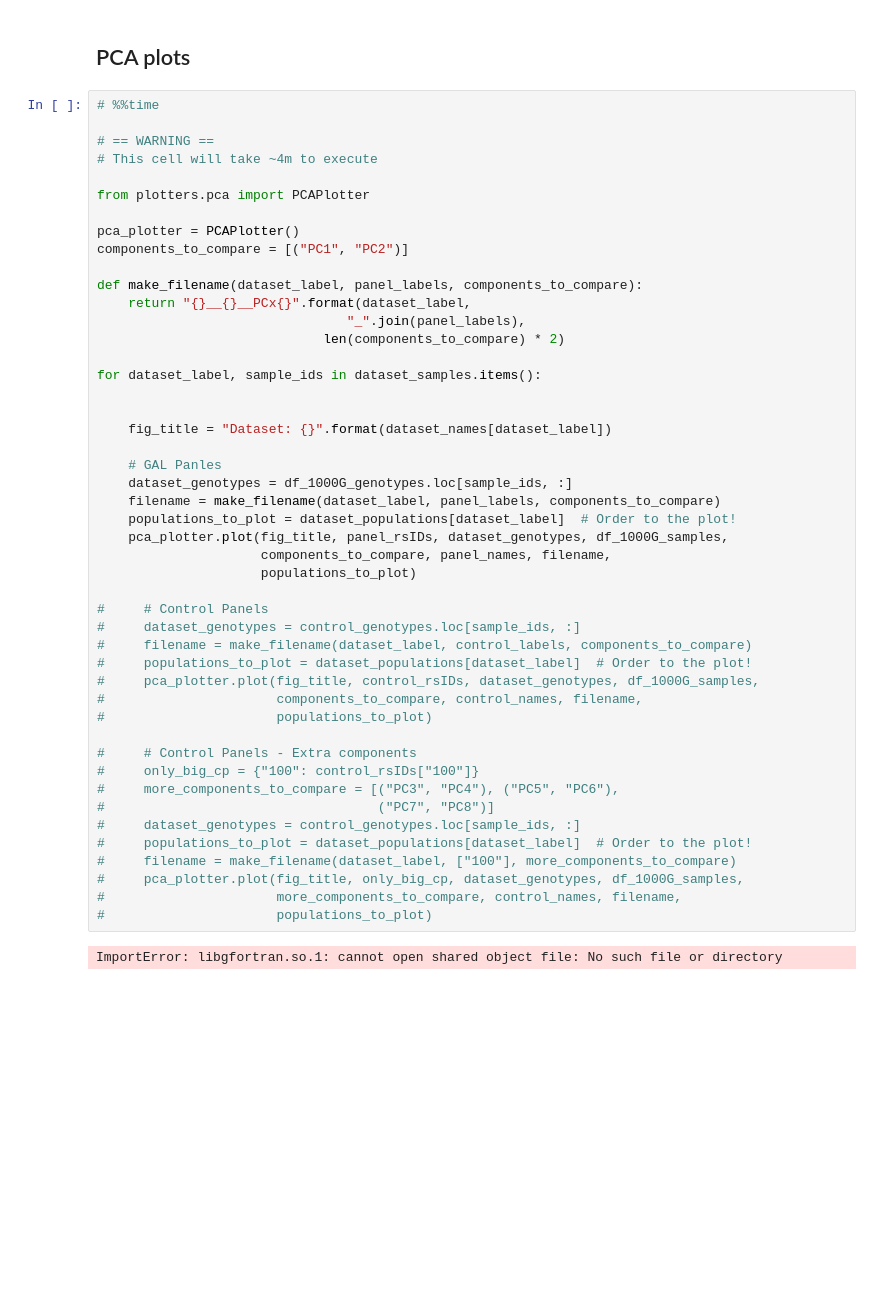
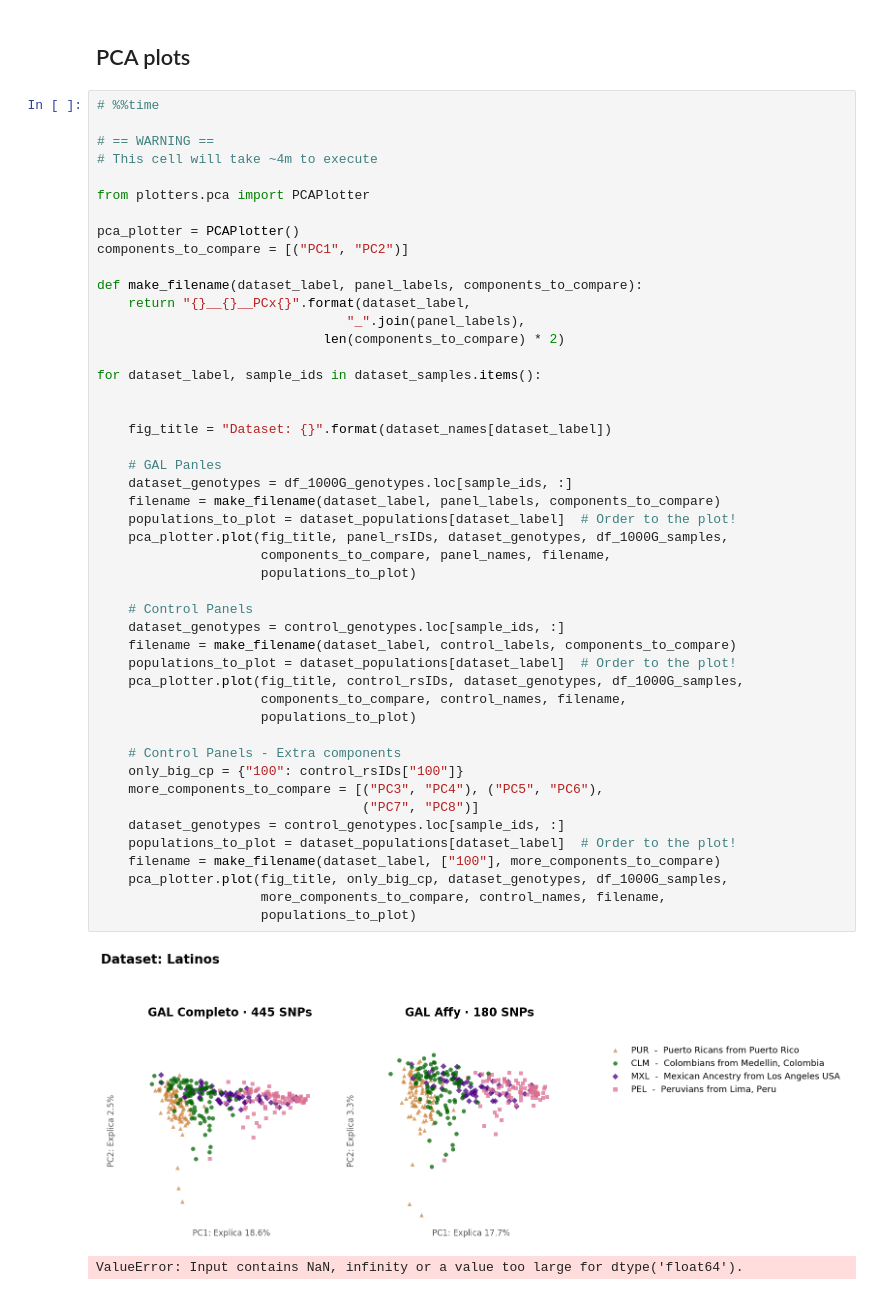
Before and after one commit to jmberros/tesina, a Jupyter notebook: tesina__PCA.ipynb, the cells around one changed output. Drawn from its saved outputs; the diff is of its cells as text; blank space fills up the shorter version.

```diff
--- a/tesina__PCA.ipynb
+++ b/tesina__PCA.ipynb
@@ -61,48 +49,49 @@ Lists of sample IDs of chosen populations to later filter 1000 Genomes data.
 # %%time
 
 # == WARNING ==
 # This cell will take ~4m to execute
 
 from plotters.pca import PCAPlotter
 
 pca_plotter = PCAPlotter()
 components_to_compare = [("PC1", "PC2")]
 
 def make_filename(dataset_label, panel_labels, components_to_compare):
     return "{}__{}__PCx{}".format(dataset_label,
                                 "_".join(panel_labels),
                              len(components_to_compare) * 2)
 
 for dataset_label, sample_ids in dataset_samples.items():
 
 
     fig_title = "Dataset: {}".format(dataset_names[dataset_label])
 
     # GAL Panles
     dataset_genotypes = df_1000G_genotypes.loc[sample_ids, :]
     filename = make_filename(dataset_label, panel_labels, components_to_compare)
     populations_to_plot = dataset_populations[dataset_label]  # Order to the plot!
     pca_plotter.plot(fig_title, panel_rsIDs, dataset_genotypes, df_1000G_samples,
                      components_to_compare, panel_names, filename,
                      populations_to_plot)
 
-#     # Control Panels
-#     dataset_genotypes = control_genotypes.loc[sample_ids, :]
-#     filename = make_filename(dataset_label, control_labels, components_to_compare)
-#     populations_to_plot = dataset_populations[dataset_label]  # Order to the plot!
-#     pca_plotter.plot(fig_title, control_rsIDs, dataset_genotypes, df_1000G_samples,
-#                      components_to_compare, control_names, filename,
-#                      populations_to_plot)
+    # Control Panels
+    dataset_genotypes = control_genotypes.loc[sample_ids, :]
+    filename = make_filename(dataset_label, control_labels, components_to_compare)
+    populations_to_plot = dataset_populations[dataset_label]  # Order to the plot!
+    pca_plotter.plot(fig_title, control_rsIDs, dataset_genotypes, df_1000G_samples,
+                     components_to_compare, control_names, filename,
+                     populations_to_plot)
 
-#     # Control Panels - Extra components
-#     only_big_cp = {"100": control_rsIDs["100"]}
-#     more_components_to_compare = [("PC3", "PC4"), ("PC5", "PC6"),
-#                                   ("PC7", "PC8")]
-#     dataset_genotypes = control_genotypes.loc[sample_ids, :]
-#     populations_to_plot = dataset_populations[dataset_label]  # Order to the plot!
-#     filename = make_filename(dataset_label, ["100"], more_components_to_compare)
-#     pca_plotter.plot(fig_title, only_big_cp, dataset_genotypes, df_1000G_samples,
-#                      more_components_to_compare, control_names, filename,
-#                      populations_to_plot)
+    # Control Panels - Extra components
+    only_big_cp = {"100": control_rsIDs["100"]}
+    more_components_to_compare = [("PC3", "PC4"), ("PC5", "PC6"),
+                                  ("PC7", "PC8")]
+    dataset_genotypes = control_genotypes.loc[sample_ids, :]
+    populations_to_plot = dataset_populations[dataset_label]  # Order to the plot!
+    filename = make_filename(dataset_label, ["100"], more_components_to_compare)
+    pca_plotter.plot(fig_title, only_big_cp, dataset_genotypes, df_1000G_samples,
+                     more_components_to_compare, control_names, filename,
+                     populations_to_plot)
 # %% [output]
+[figure, added]
-ImportError: libgfortran.so.1: cannot open shared object file: No such file or directory
+ValueError: Input contains NaN, infinity or a value too large for dtype('float64').
```
Also changed, not shown: parts of 2 cells of this notebook, 2 other files.
